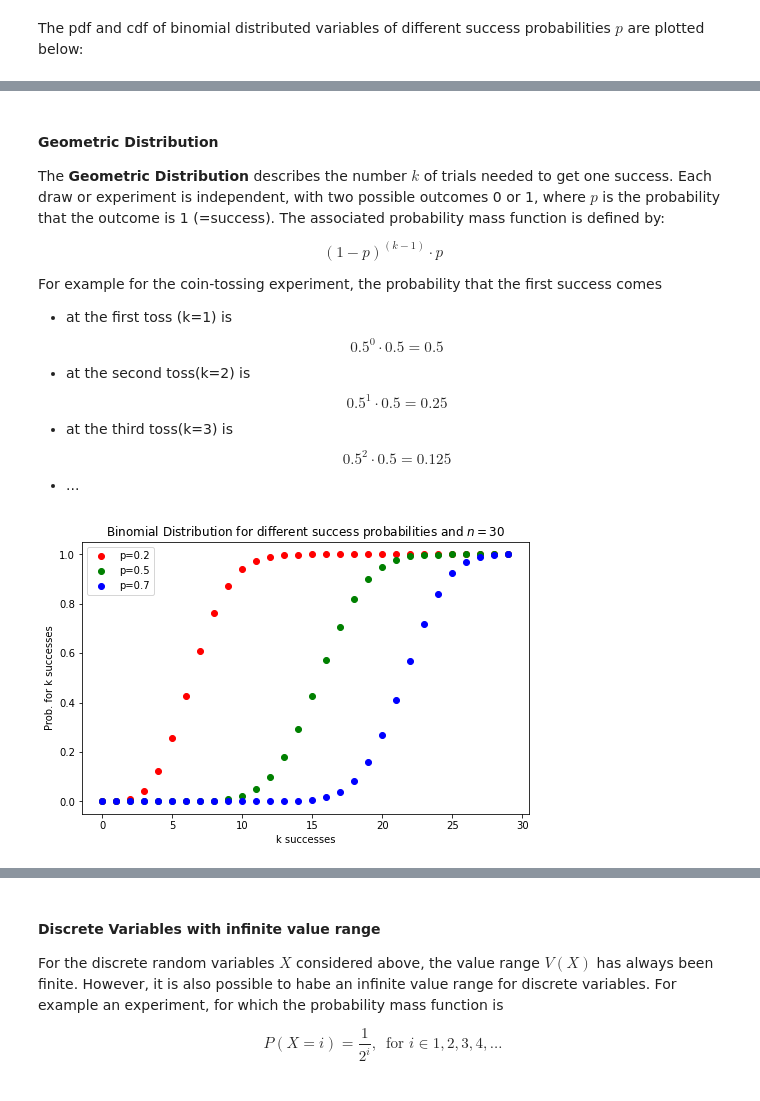
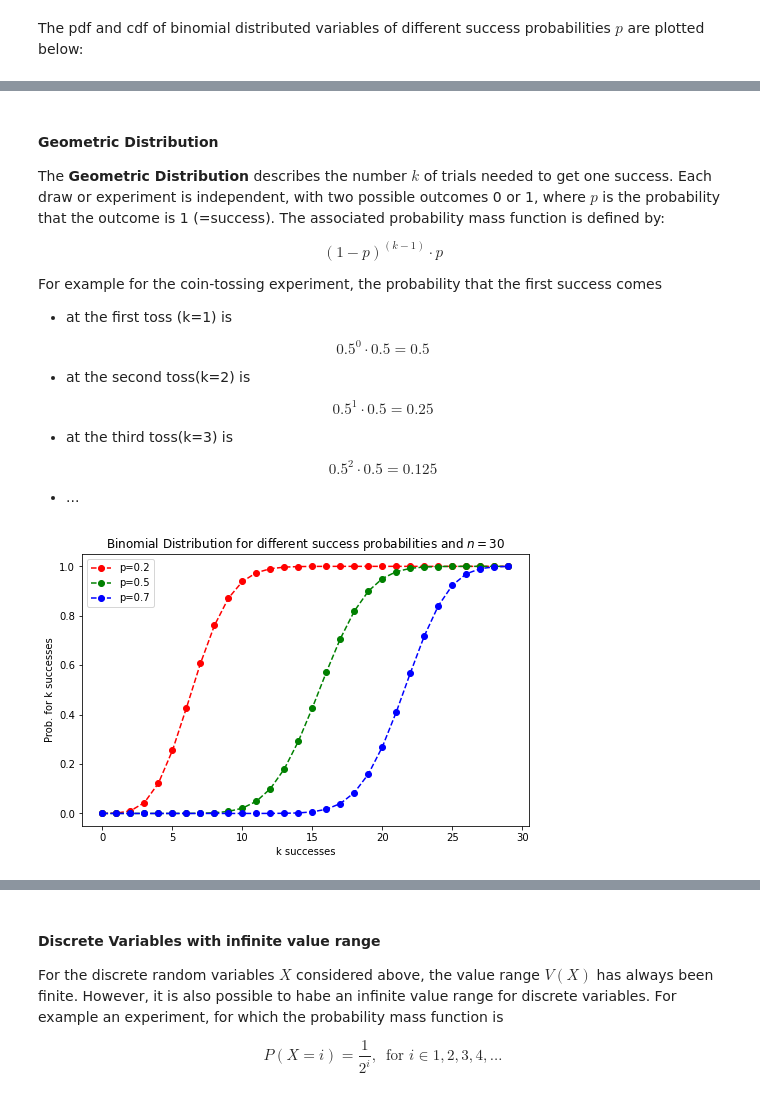
Before and after one commit to hannibunny/probability, a Jupyter notebook: prob/_build/jupyter_execute/ProbabilityUnivariate.ipynb, the cells around one changed output, grey strips where cells are left out. Cells and saved outputs as stored; diff of their text form; code cells hidden in the pictures.

```diff
--- a/prob/_build/jupyter_execute/ProbabilityUnivariate.ipynb
+++ b/prob/_build/jupyter_execute/ProbabilityUnivariate.ipynb
@@ -126,7 +126,7 @@ plt.figure(figsize=(12,8))
 plt.subplot(1,2,1)
 for p,c in zip(p_list,colors):
     y=[comb(n,k)*p**k*(1-p)**(n-k) for k in range(n)]
-    plt.plot(range(n),y,"o"+c,label="p="+str(p))
+    plt.plot(range(n),y,"o"+c,ls="--",label="p="+str(p))
 plt.xlabel("k successes")
 plt.ylabel("Prob. for k successes")
 plt.legend()
@@ -135,7 +135,7 @@ plt.title("PMF of Binomial Distribution, $n=30$")
 plt.subplot(1,2,2)
 for p,c in zip(p_list,colors):
     y=[np.sum([comb(n,k)*p**k*(1-p)**(n-k) for k in range(i)]) for i in range(n)]
-    plt.plot(range(n),y,"o"+c,label="p="+str(p))
+    plt.plot(range(n),y,"o"+c,ls="--",label="p="+str(p))
 plt.xlabel("k successes")
 plt.ylabel("Prob. for k successes")
 plt.legend()
@@ -153,26 +153,38 @@ $$
 $$
 
 For example for the coin-tossing experiment, the probability that the first success comes
-* at the first toss (k=1) is $$0.5^0 \cdot 0.5 =0.5$$
-* at the second toss(k=2) is $$0.5^1 \cdot 0.5 =0.25$$
-* at the third toss(k=3) is $$0.5^2 \cdot 0.5 =0.125$$
+* at the first toss (k=1) is
+
+$$0.5^0 \cdot 0.5 =0.5$$
+
+
+* at the second toss(k=2) is
+
+$$0.5^1 \cdot 0.5 =0.25$$
+
+
+* at the third toss(k=3) is
+
+$$0.5^2 \cdot 0.5 =0.125$$
+
+
 * ...
 # %%
 n=30
 p_list=[0.2,0.5,0.7]
 colors=["r","g","b"]
 markers=["o"]
 plt.figure(figsize=(8,5))
 for p,c in zip(p_list,colors):
     y=[np.sum([comb(n,k)*p**k*(1-p)**(n-k) for k in range(i)]) for i in range(n)]
-    plt.plot(range(n),y,"o"+c,label="p="+str(p))
+    plt.plot(range(n),y,"o"+c,ls="--",label="p="+str(p))
 plt.xlabel("k successes")
 plt.ylabel("Prob. for k successes")
 plt.legend()
 plt.title("Binomial Distribution for different success probabilities and $n=30$")
 plt.show()
 # %% [output]
-[figure, old version]
+[figure, new version]
 # %%
 n=7
 p_list=[0.3,0.5,0.7]
```
Also changed, not shown: parts of 4 cells of this notebook, 51 other files.
